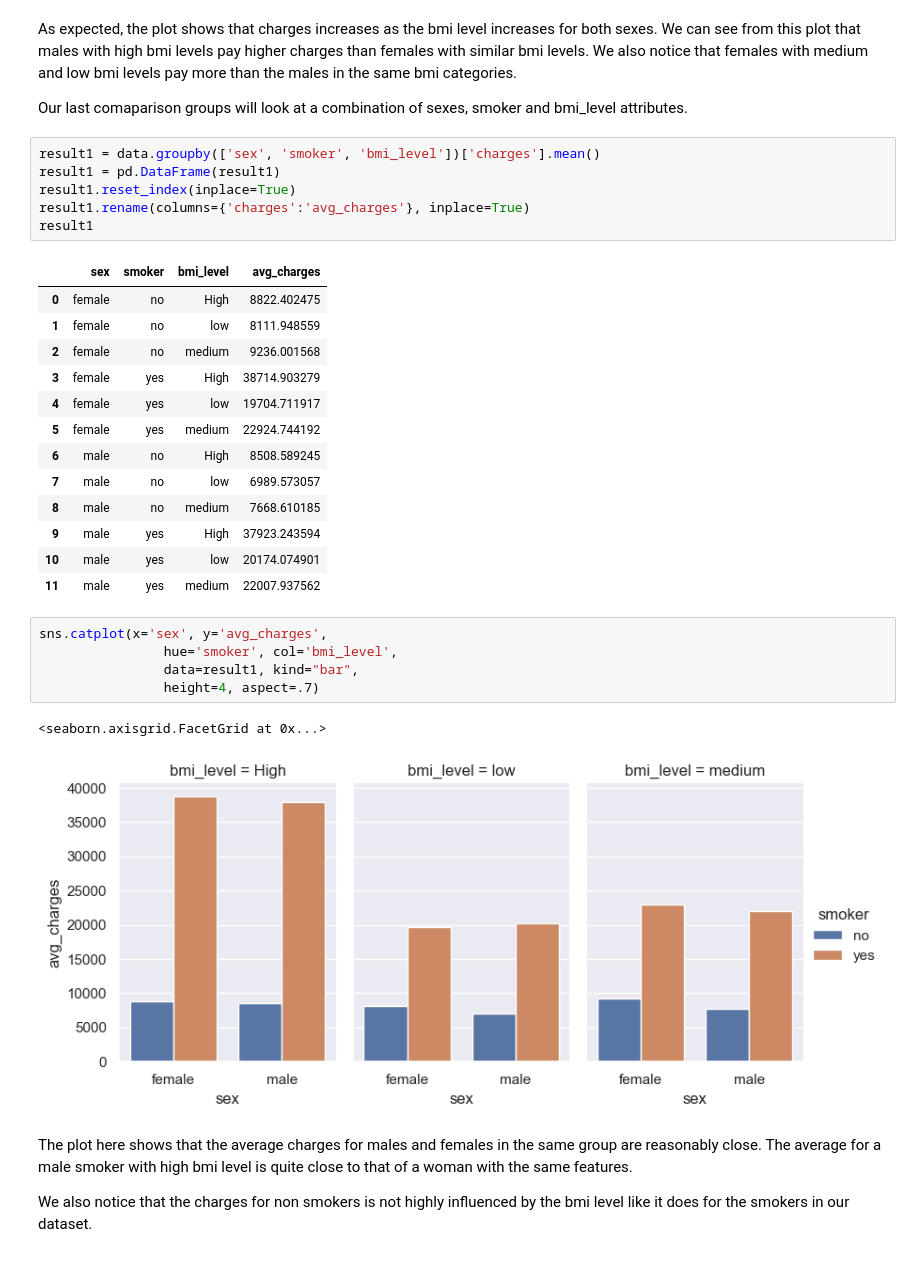
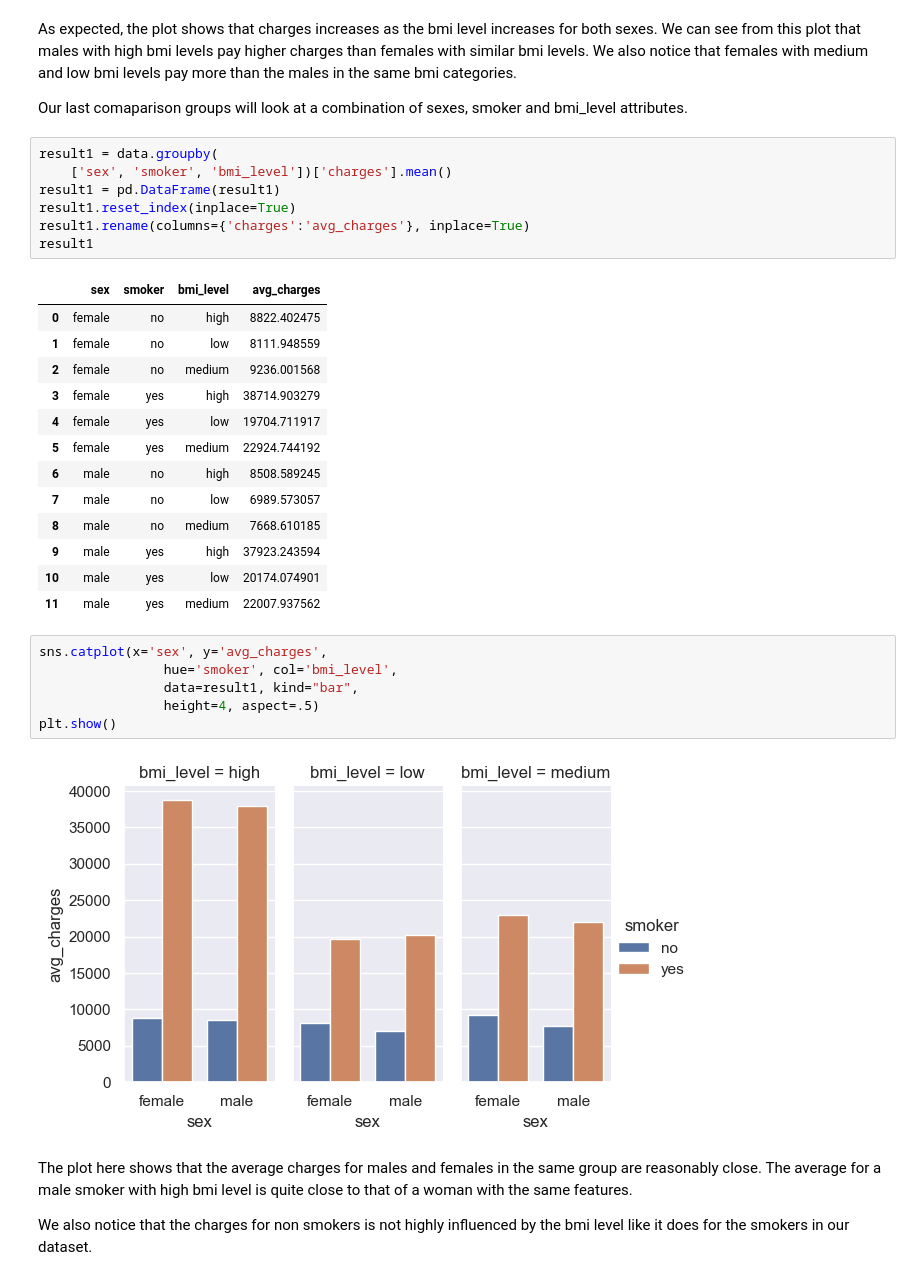
Before and after one commit to ChigozieObika/insurance_premium, a Jupyter notebook: eda.ipynb, the cells around one changed output. Saved outputs shown, nothing was run; the diff lists cells and outputs as text.

```diff
--- a/eda.ipynb
+++ b/eda.ipynb
@@ -400,33 +408,34 @@ As expected, the plot shows that charges increases as the bmi level increases fo
 
 Our last comaparison groups will look at a combination of sexes, smoker and bmi_level attributes.
 # %%
-result1 = data.groupby(['sex', 'smoker', 'bmi_level'])['charges'].mean()
+result1 = data.groupby(
+    ['sex', 'smoker', 'bmi_level'])['charges'].mean()
 result1 = pd.DataFrame(result1)
 result1.reset_index(inplace=True)
 result1.rename(columns={'charges':'avg_charges'}, inplace=True)
 result1
 # %% [output]
 |  | sex | smoker | bmi_level | avg_charges |
-| 0 | female | no | High | 8822.402475 |
+| 0 | female | no | high | 8822.402475 |
 | 1 | female | no | low | 8111.948559 |
 | 2 | female | no | medium | 9236.001568 |
-| 3 | female | yes | High | 38714.903279 |
+| 3 | female | yes | high | 38714.903279 |
 | 4 | female | yes | low | 19704.711917 |
 | 5 | female | yes | medium | 22924.744192 |
-| 6 | male | no | High | 8508.589245 |
+| 6 | male | no | high | 8508.589245 |
 | 7 | male | no | low | 6989.573057 |
 | 8 | male | no | medium | 7668.610185 |
-| 9 | male | yes | High | 37923.243594 |
+| 9 | male | yes | high | 37923.243594 |
 | 10 | male | yes | low | 20174.074901 |
 | 11 | male | yes | medium | 22007.937562 |
 # %%
 sns.catplot(x='sex', y='avg_charges',
                 hue='smoker', col='bmi_level',
                 data=result1, kind="bar",
-                height=4, aspect=.7)
+                height=4, aspect=.5)
+plt.show()
 # %% [output]
-<seaborn.axisgrid.FacetGrid at 0x...>
-[figure, old version]
+[figure, new version]
 # %% [markdown]
 The plot here shows that the average charges for males and females in the same group are reasonably close. The average for a male smoker with high bmi level is quite close to that of a woman with the same features.
 
```
Also changed, not shown: parts of 26 cells of this notebook.
